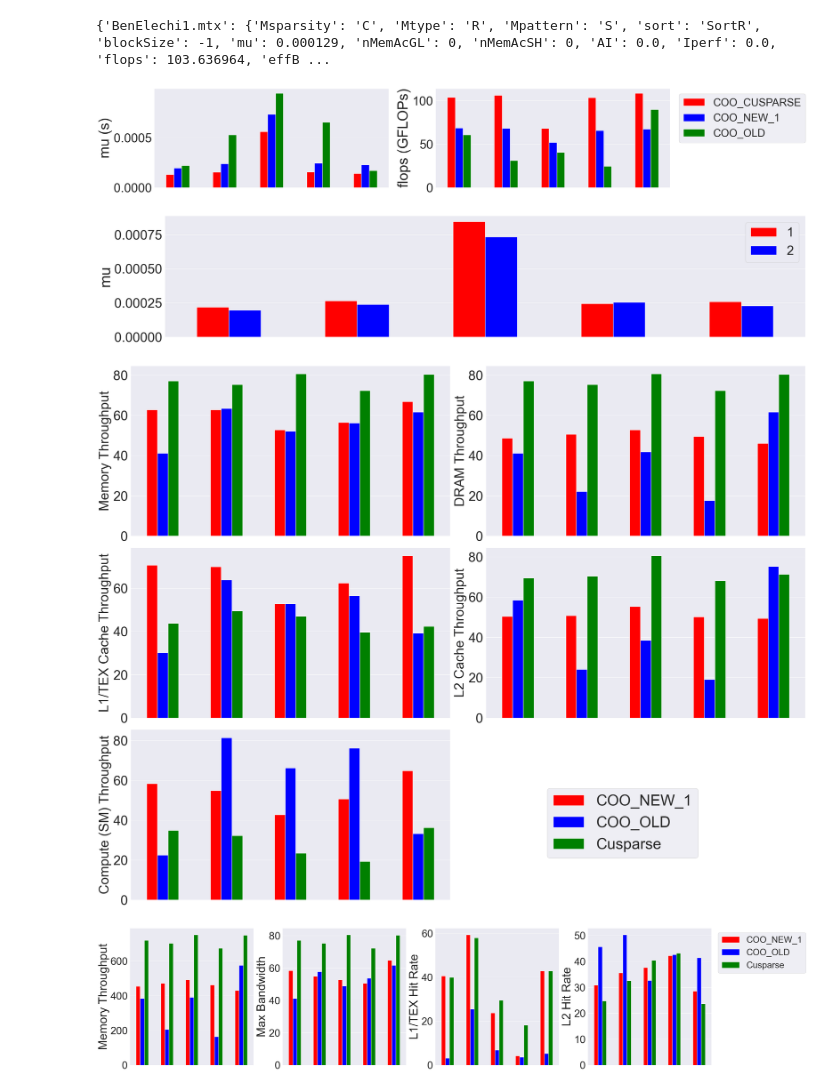
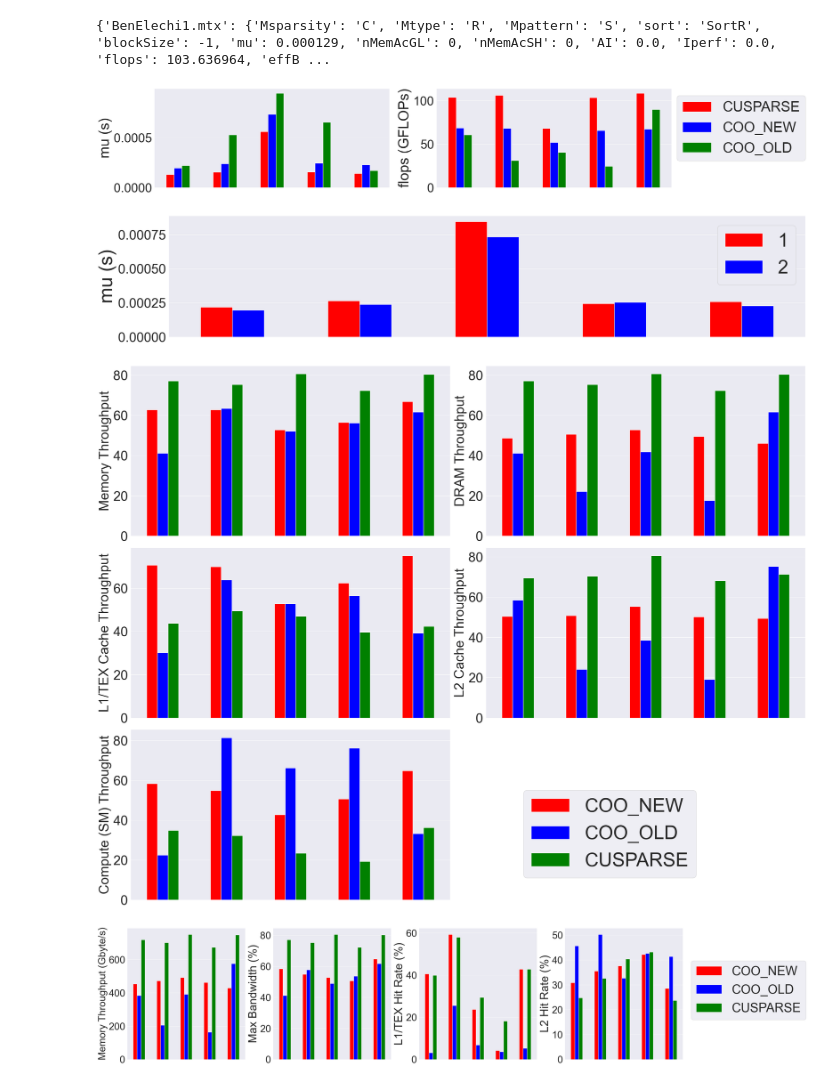
Before and after one commit to GuglielmoZocca/GPU-Computing-2025-240182, a Jupyter notebook: Deliverable_2/graph_script/graph_report.ipynb, the cells around one changed output. Saved outputs shown, nothing was run; the diff lists cells and outputs as text; code cells hidden in the pictures.

```diff
--- a/Deliverable_2/graph_script/graph_report.ipynb
+++ b/Deliverable_2/graph_script/graph_report.ipynb
@@ -171,10 +171,10 @@ for ax, field in zip(axes.flatten(), fields_to_plot):
     ax.tick_params(axis='y', labelsize=35)
     ax.legend().remove()
 
-plt.legend(bbox_to_anchor=(0, 0, 1.6, 1), fontsize=30)
+plt.legend(["CUSPARSE","COO_NEW", "COO_OLD"],bbox_to_anchor=(0, 0, 1.6, 1), fontsize=40)
 plt.show()
 # %% [output]
-[figure, old version]
+[figure, new version]
 # %%
 Results_1 = {"id":[],"matrix":[],"sort":[],"blockSize":[],"mu":[],"nMemAcGL":[],"nMemAcSH":[],"AI":[],"Iperf":[],"flops":[],"effBandGL":[],"effBandSH":[],"N_STREAM":[],"test":[]}
 #"test":[]
@@ -288,15 +288,15 @@ pivot_df.sort_index(inplace=True)  # Optional: sort x-axis
 pivot_df.plot(kind="bar",ax=ax, figsize=(26, 5), color=colors)
 ax.set_xlabel("")
 ax.set_xticks([])
-ax.set_ylabel("mu",fontsize=40)
+ax.set_ylabel("mu (s)",fontsize=50)
 
 ax.tick_params(axis='y', labelsize=35)
 
 plt.tight_layout()
-plt.legend(bbox_to_anchor=(0, 0, 1, 1), fontsize=34)
+plt.legend(bbox_to_anchor=(0, 0, 1, 1), fontsize=50)
 plt.show()
 # %% [output]
-[figure, old version]
+[figure, new version]
 # %%
 dataNCU1 = pd.read_csv('../test/combined_ncu_report_new_1.csv')
 datNCU1 = pd.DataFrame(dataNCU1)
@@ -351,10 +351,10 @@ for ax, field in zip(axes.flatten(), fields_to_plot):
 
 fig.delaxes(axes[2][1])
 plt.tight_layout()
-plt.legend(bbox_to_anchor=(0, 0, 1.8, 0.7), fontsize=40)
+plt.legend(["COO_NEW", "COO_OLD","CUSPARSE"],bbox_to_anchor=(0, 0, 1.8, 0.7), fontsize=50)
 plt.show()
 # %% [output]
-[figure, old version]
+[figure, new version]
 # %%
 fields_to_plot = ["Memory Throughput","Max Bandwidth","L1/TEX Hit Rate","L2 Hit Rate"]
 dfo = pd.DataFrame(dataNCU)
@@ -368,36 +368,43 @@ dfo = dfo[dfo["Section_N"] == "Memory Workload Analysis"]
 
 matrices = ["BenElechi1.mtx", "degme.mtx", "mawi_201512012345.mtx", "rail2586.mtx", "specular.mtx"]
 
 result = pd.DataFrame([])
 
 for m in matrices:
     dfM = dfo[dfo["Matrix"] == m]
     dfo1 = dfM[(dfM["BLOCK_SIZE_P"] == ResultCOO_OLD[m]["blockSize"]) & (dfM["Solution"] == "COO_OLD") & (dfM["ITER"] == 1) & (dfM["Sort"] == ResultCOO_OLD[m]["sort"]) & (dfM["test"] == ResultCOO_OLD[m]["test"])]
     dfo2 = dfM[(dfM["BLOCK_SIZE_P"] == ResultCOO_NEW_1[m]["blockSize"]) & (dfM["Solution"] == "COO_NEW_1") & (dfM["ITER"] == 1) & (dfM["test"] == ResultCOO_NEW_1[m]["test"])]
     dfo3 = dfM[(dfM["Solution"] == "Cusparse") & (dfM["ITER"] == 1) & (dfM["test"] == ResultCOO_CUSPARSE[m]["test"])]
     dfo1UN = pd.concat([dfo1, dfo2], ignore_index=True)
     dfo2UN = pd.concat([dfo1UN, dfo3], ignore_index=True)
     result = pd.concat([result, dfo2UN], ignore_index=True)
 
 result['Metric_V'] = pd.to_numeric(result['Metric_V'], errors='coerce')
 
 fig, axes = plt.subplots(1, 4, figsize=(60, 70))
 
 for ax, field in zip(axes.flatten(), fields_to_plot):
     df = result[result["Metric_N"] == field]
     pivot_df = df.pivot_table(index="Matrix", columns="Solution", values="Metric_V", fill_value=0)
     pivot_df.plot(kind="bar", ax=ax, figsize=(29, 7), color=colors)
     ax.set_xlabel("")
     ax.set_xticks([])
-    ax.set_ylabel(field, fontsize=40)
+    if field == "Memory Throughput":
+        ax.set_ylabel("Memory Throughput (Gbyte/s)",fontsize=35)
+    if field == "Max Bandwidth":
+        ax.set_ylabel("Max Bandwidth (%)",fontsize=40)
+    if field == "L1/TEX Hit Rate":
+        ax.set_ylabel("L1/TEX Hit Rate (%)",fontsize=40)
+    if field == "L2 Hit Rate":
+        ax.set_ylabel("L2 Hit Rate (%)",fontsize=40)
     ax.tick_params(axis='y', labelsize=35)
     ax.legend().remove()
 
 plt.tight_layout()
-plt.legend(bbox_to_anchor=(0, 0, 1.8, 1), fontsize=30)
+plt.legend(["COO_NEW", "COO_OLD","CUSPARSE"],bbox_to_anchor=(0, 0, 2.1, 0.8), fontsize=45)
 plt.show()
 # %% [output]
-[figure, old version]
+[figure, new version]
 # %%
 fields_to_plot = ["Achieved Occupancy","Achieved Active Warps Per SM"]
 dfo = pd.DataFrame(dataNCU)
```
Also changed, not shown: parts of 7 cells of this notebook, 3 other files.
